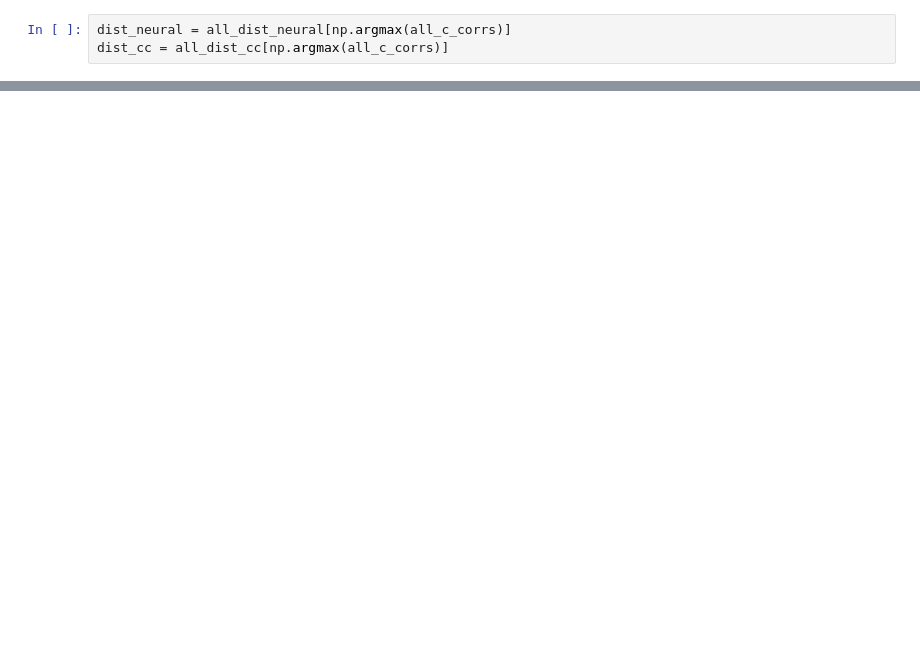
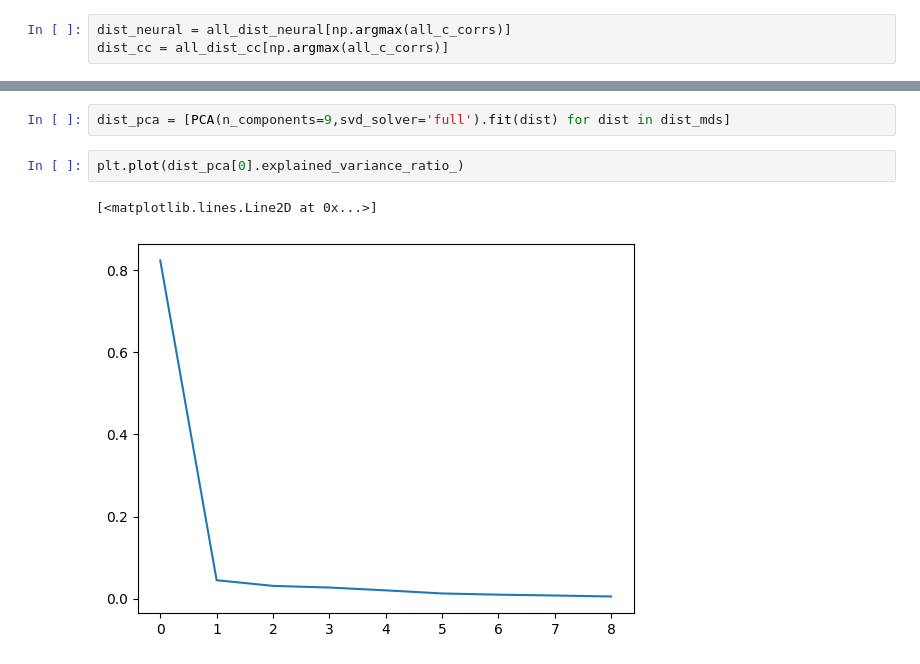
Before and after one commit to jmourabarbosa/shapemetrics_journalpaper, a Jupyter notebook: ibl_analyses/notebooks/shape_metrics.ipynb, the cells around one changed output, grey strips where cells are left out. Drawn from its saved outputs; the diff is of its cells as text; blank space fills up the shorter version.

```diff
--- a/ibl_analyses/notebooks/shape_metrics.ipynb
+++ b/ibl_analyses/notebooks/shape_metrics.ipynb
@@ -367,3 +451,10 @@ ax.grid(False)
+# %%
+dist_pca = [PCA(n_components=9,svd_solver='full').fit(dist) for dist in dist_mds]
+# %%
+plt.plot(dist_pca[0].explained_variance_ratio_)
+# %% [output]
+[<matplotlib.lines.Line2D at 0x...>]
+[figure, added]
 # %%
 plt.imshow(dist_neural[examples_idx,:][:,examples_idx],cmap="gray")
 plt.xticks(range(4),examples_idx)
```
Also changed, not shown: parts of 12 cells of this notebook.
